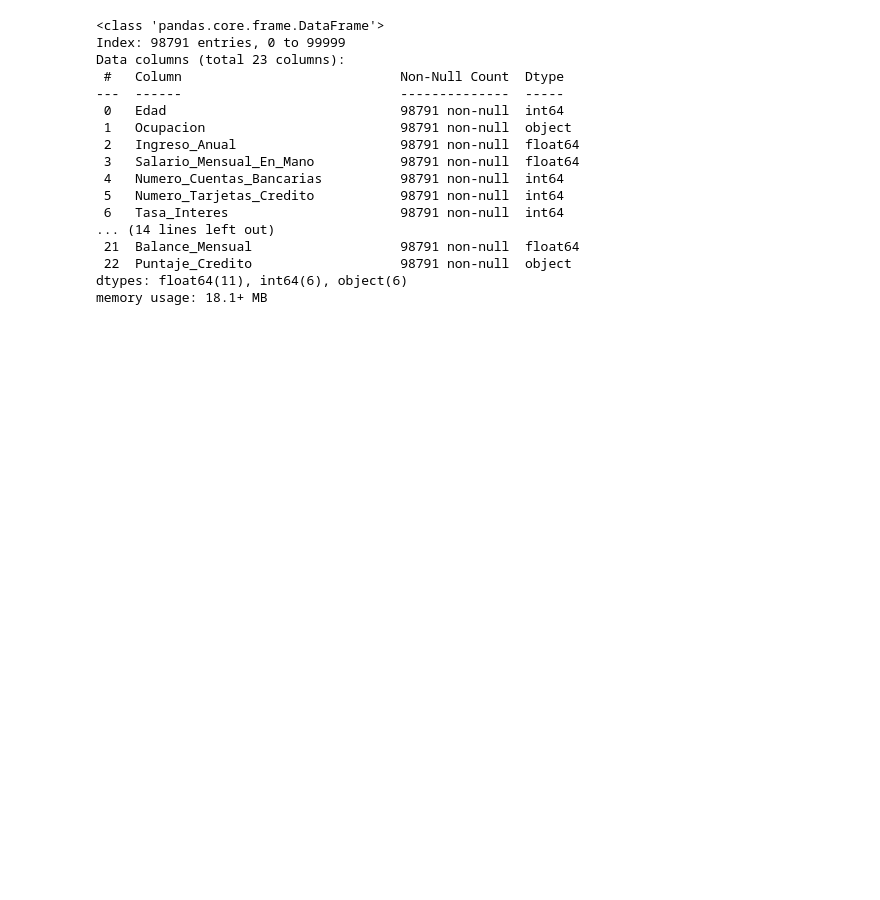
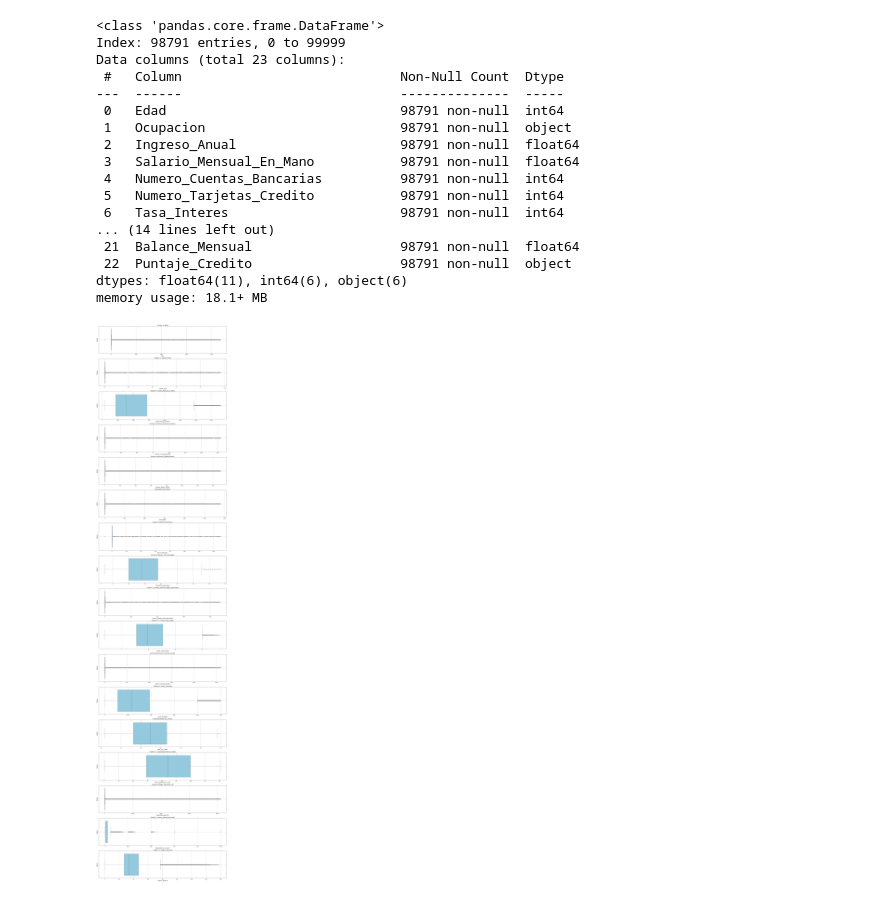
Before and after one commit to felipetryt12/Proyecto-Clasificacion-de-Score-Crediticio, a Jupyter notebook: PROYECTO/src/explore.ipynb, the cells around one changed output. Drawn from its saved outputs; the diff is of its cells as text; code cells hidden in the pictures; blank space fills up the shorter version.

```diff
--- a/PROYECTO/src/explore.ipynb
+++ b/PROYECTO/src/explore.ipynb
@@ -1117,3 +1117,20 @@ Data columns (total 23 columns):
  22  Puntaje_Credito                   98791 non-null  object
 dtypes: float64(11), int64(6), object(6)
 memory usage: 18.1+ MB
+# %%
+columnas_numericas = data_5.select_dtypes(include=['float64', 'int64']).columns
+
+plt.figure(figsize=(20, len(columnas_numericas) * 5))
+
+for i, columna in enumerate(columnas_numericas, 1):
+    plt.subplot(len(columnas_numericas), 1, i)
+    sns.boxplot(x=data_5[columna], color='skyblue')
+    plt.title(f'Outliers en {columna}', fontsize=14)
+    plt.xlabel(columna, fontsize=12)
+    plt.ylabel('Valores', fontsize=12)
+    plt.grid(True)
+
+plt.tight_layout()
+plt.show()
+# %% [output]
+[figure, added]
```
Also changed, not shown: parts of 4 cells of this notebook.
